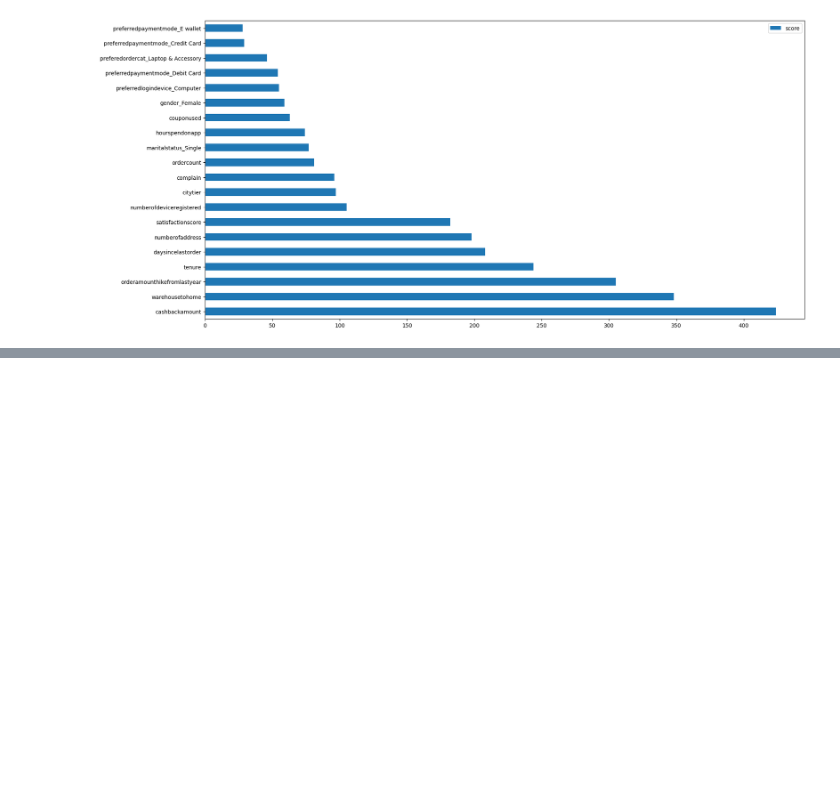
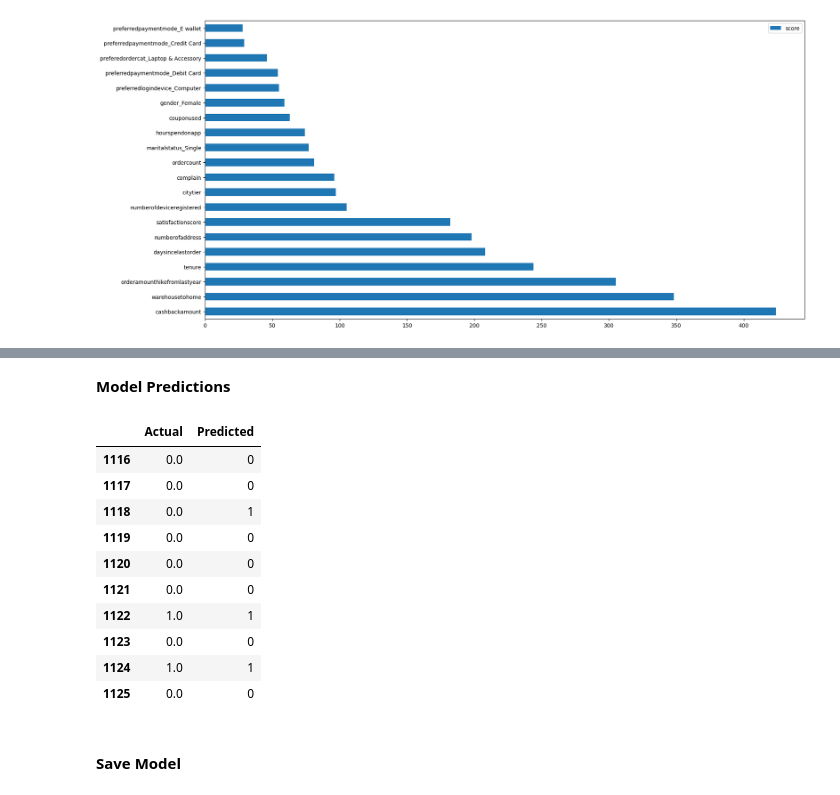
Before and after one commit to sikmat/churn-ml, a Jupyter notebook: churn_prediction.ipynb, the cells around one changed output, grey strips where cells are left out. Drawn from its saved outputs; the diff is of its cells as text; code cells hidden in the pictures; blank space fills up the shorter version.

```diff
--- a/churn_prediction.ipynb
+++ b/churn_prediction.ipynb
@@ -439,0 +476,32 @@ Feature Importance Weight
+# %% [markdown]
+**Model Predictions**
+# %%
+# Make predictions on the test set
+y_pred =final_model.predict(X_test)
+
+# Create list to store the actual and predicted values
+results = []
+
+# Store the actual and predicted values in the list
+for actual, predicted in zip(y_test, y_pred):
+    results.append((actual, predicted))
+
+# Convert the list into a DataFrame
+XGBoost_df = pd.DataFrame(results, columns=['Actual', 'Predicted'])
+
+# Print the DataFrame
+XGBoost_df.tail(10)
+# %% [output]
+|  | Actual | Predicted |
+| 1116 | 0.0 | 0 |
+| 1117 | 0.0 | 0 |
+| 1118 | 0.0 | 1 |
+| 1119 | 0.0 | 0 |
+| 1120 | 0.0 | 0 |
+| 1121 | 0.0 | 0 |
+| 1122 | 1.0 | 1 |
+| 1123 | 0.0 | 0 |
+| 1124 | 1.0 | 1 |
+| 1125 | 0.0 | 0 |
+# %% [markdown]
+#### Save Model
```
Also changed, not shown: parts of 12 cells of this notebook, 2 other files.
